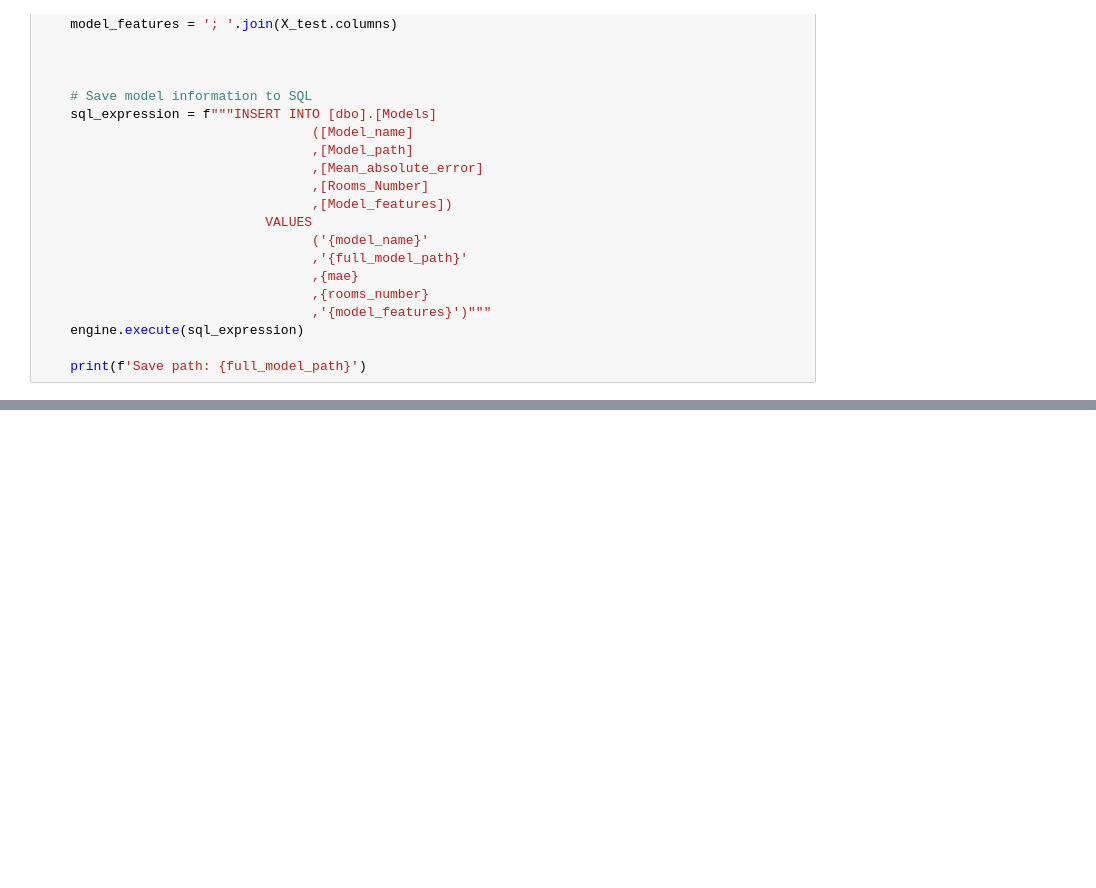
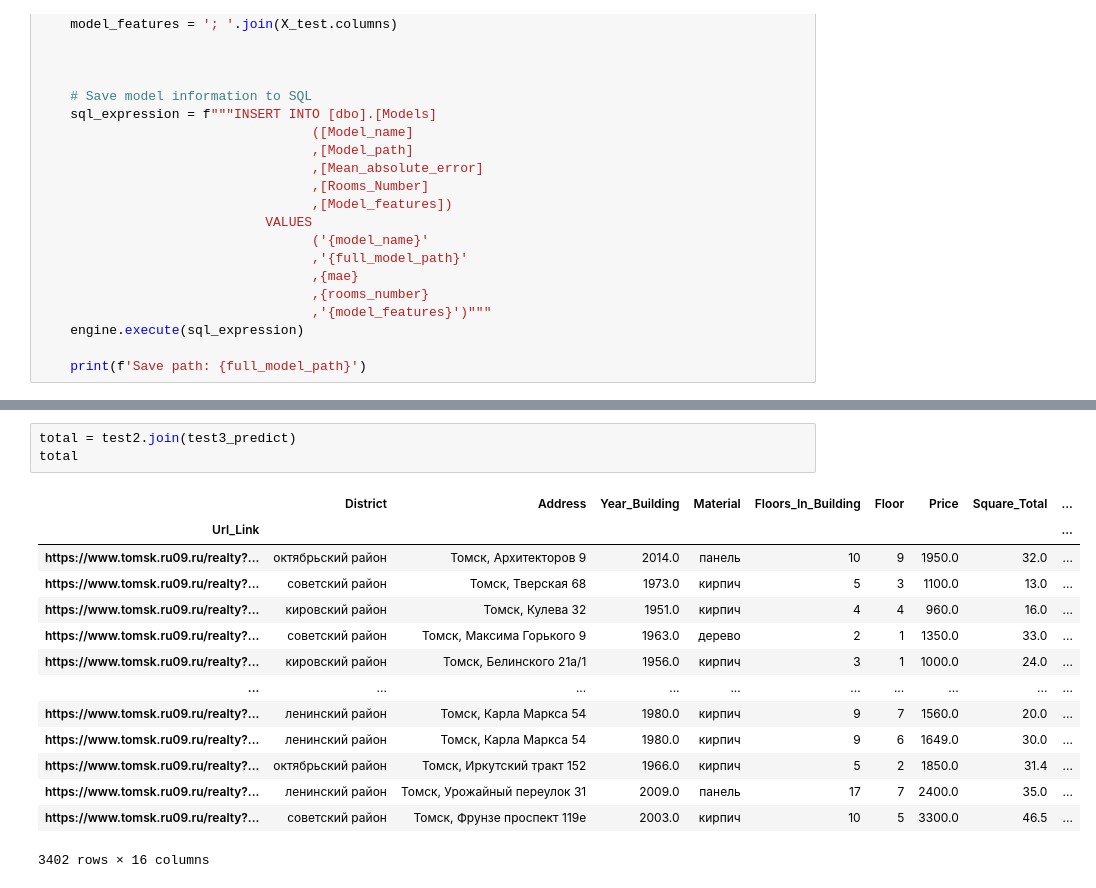
Before and after one commit to balov-oa/Exploratory-Data-Analysis, a Jupyter notebook: Data Processing.ipynb, the cells around one changed output, grey strips where cells are left out. Saved outputs shown, nothing was run; the diff lists cells and outputs as text; blank space fills up the shorter version.

```diff
--- a/Data Processing.ipynb
+++ b/Data Processing.ipynb
@@ -1500,0 +1617,18 @@ test = df_room_1.loc[X_test.index].join(test_predict)
+# %%
+total = test2.join(test3_predict)
+total
+# %% [output]
+|  | District | Address | Year_Building | Material | Floors_In_Building | Floor | Price | Square_Total | ... |
+| Url_Link |  |  |  |  |  |  |  |  | ... |
+| https://www.tomsk.ru09.ru/realty?... | октябрьский район | Томск, Архитекторов 9 | 2014.0 | панель | 10 | 9 | 1950.0 | 32.0 | ... |
+| https://www.tomsk.ru09.ru/realty?... | советский район | Томск, Тверская 68 | 1973.0 | кирпич | 5 | 3 | 1100.0 | 13.0 | ... |
+| https://www.tomsk.ru09.ru/realty?... | кировский район | Томск, Кулева 32 | 1951.0 | кирпич | 4 | 4 | 960.0 | 16.0 | ... |
+| https://www.tomsk.ru09.ru/realty?... | советский район | Томск, Максима Горького 9 | 1963.0 | дерево | 2 | 1 | 1350.0 | 33.0 | ... |
+| https://www.tomsk.ru09.ru/realty?... | кировский район | Томск, Белинского 21а/1 | 1956.0 | кирпич | 3 | 1 | 1000.0 | 24.0 | ... |
+| ... | ... | ... | ... | ... | ... | ... | ... | ... | ... |
+| https://www.tomsk.ru09.ru/realty?... | ленинский район | Томск, Карла Маркса 54 | 1980.0 | кирпич | 9 | 7 | 1560.0 | 20.0 | ... |
+| https://www.tomsk.ru09.ru/realty?... | ленинский район | Томск, Карла Маркса 54 | 1980.0 | кирпич | 9 | 6 | 1649.0 | 30.0 | ... |
+| https://www.tomsk.ru09.ru/realty?... | октябрьский район | Томск, Иркутский тракт 152 | 1966.0 | кирпич | 5 | 2 | 1850.0 | 31.4 | ... |
+| https://www.tomsk.ru09.ru/realty?... | ленинский район | Томск, Урожайный переулок 31 | 2009.0 | панель | 17 | 7 | 2400.0 | 35.0 | ... |
+| https://www.tomsk.ru09.ru/realty?... | советский район | Томск, Фрунзе проспект 119е | 2003.0 | кирпич | 10 | 5 | 3300.0 | 46.5 | ... |
+3402 rows × 16 columns
```
Also changed, not shown: parts of 23 cells of this notebook.
